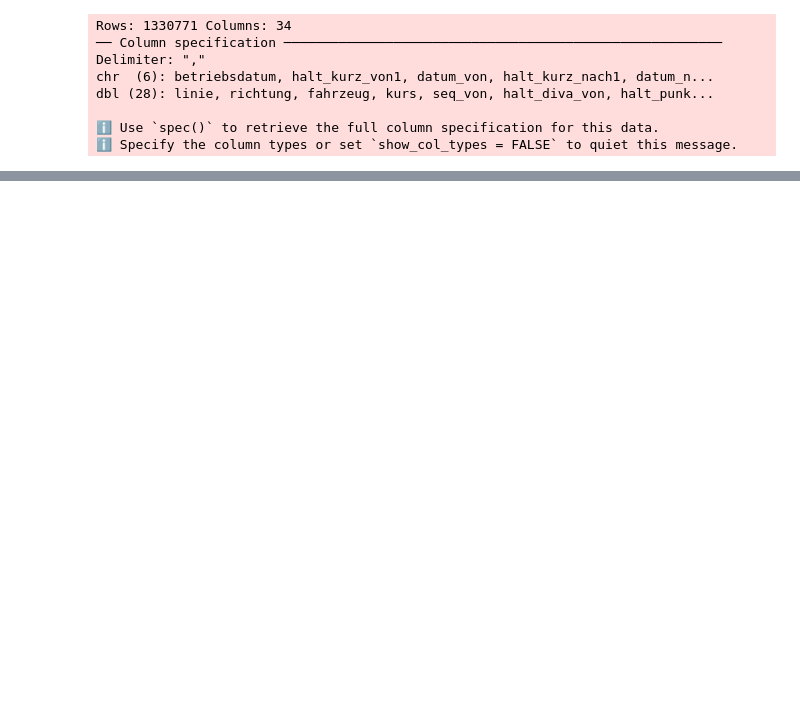
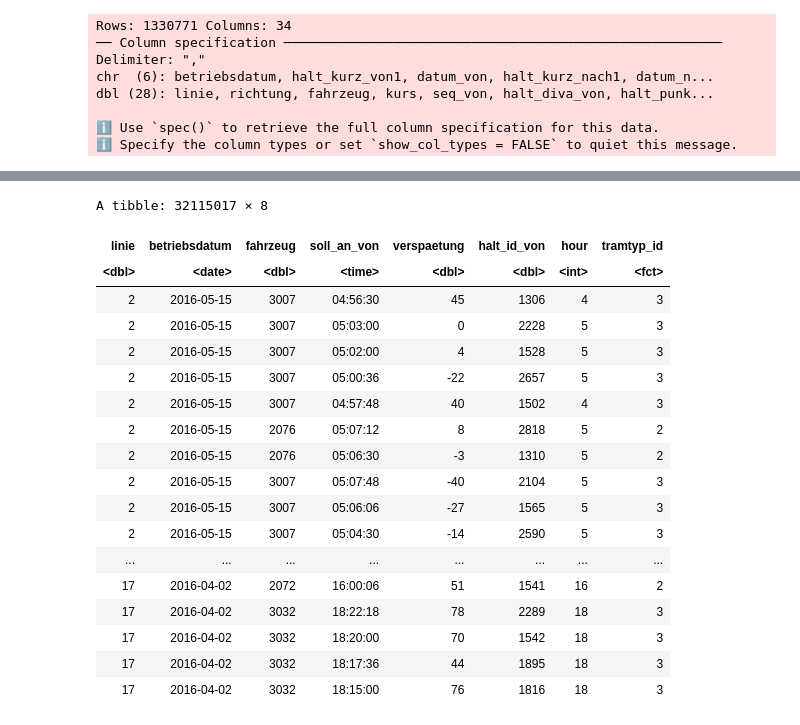
Before and after one commit to juliankraft/DaAn_Projektarbeit, a Jupyter notebook: code/sandbox/R_playground.ipynb, the cells around one changed output, grey strips where cells are left out. Saved outputs shown, nothing was run; the diff lists cells and outputs as text; code cells hidden in the pictures; blank space fills up the shorter version.

```diff
--- a/code/sandbox/R_playground.ipynb
+++ b/code/sandbox/R_playground.ipynb
@@ -48,0 +225,4 @@ A spec_tbl_df: 1330771 × 34
+# %%
+# path to desktop
+path = "/Users/JonasIseli/Desktop/2016_aggregated.csv"
+data_2016_agg <- read_and_reshape_data(path = path)
@@ -48,0 +238,2 @@ A spec_tbl_df: 1330771 × 34
+# %%
+data_2016_filtered <- exclude_extreme_delay_values(delay_threshold = 900, data = data_2016_agg)
@@ -48,0 +253,22 @@ A spec_tbl_df: 1330771 × 34
+# %%
+data_2016_filtered
+# %% [output]
+A tibble: 32115017 × 8
+| linie | betriebsdatum | fahrzeug | soll_an_von | verspaetung | halt_id_von | hour | tramtyp_id |
+| <dbl> | <date> | <dbl> | <time> | <dbl> | <dbl> | <int> | <fct> |
+| 2 | 2016-05-15 | 3007 | 04:56:30 | 45 | 1306 | 4 | 3 |
+| 2 | 2016-05-15 | 3007 | 05:03:00 | 0 | 2228 | 5 | 3 |
+| 2 | 2016-05-15 | 3007 | 05:02:00 | 4 | 1528 | 5 | 3 |
+| 2 | 2016-05-15 | 3007 | 05:00:36 | -22 | 2657 | 5 | 3 |
+| 2 | 2016-05-15 | 3007 | 04:57:48 | 40 | 1502 | 4 | 3 |
+| 2 | 2016-05-15 | 2076 | 05:07:12 | 8 | 2818 | 5 | 2 |
+| 2 | 2016-05-15 | 2076 | 05:06:30 | -3 | 1310 | 5 | 2 |
+| 2 | 2016-05-15 | 3007 | 05:07:48 | -40 | 2104 | 5 | 3 |
+| 2 | 2016-05-15 | 3007 | 05:06:06 | -27 | 1565 | 5 | 3 |
+| 2 | 2016-05-15 | 3007 | 05:04:30 | -14 | 2590 | 5 | 3 |
+| ... | ... | ... | ... | ... | ... | ... | ... |
+| 17 | 2016-04-02 | 2072 | 16:00:06 | 51 | 1541 | 16 | 2 |
+| 17 | 2016-04-02 | 3032 | 18:22:18 | 78 | 2289 | 18 | 3 |
+| 17 | 2016-04-02 | 3032 | 18:20:00 | 70 | 1542 | 18 | 3 |
+| 17 | 2016-04-02 | 3032 | 18:17:36 | 44 | 1895 | 18 | 3 |
+| 17 | 2016-04-02 | 3032 | 18:15:00 | 76 | 1816 | 18 | 3 |
```
Also changed, not shown: parts of 13 cells of this notebook.
